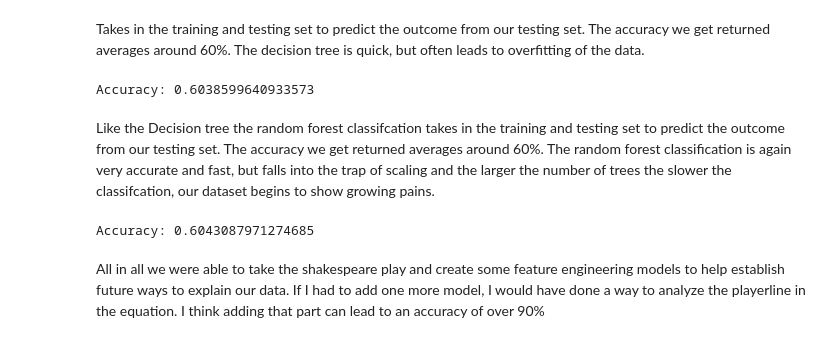
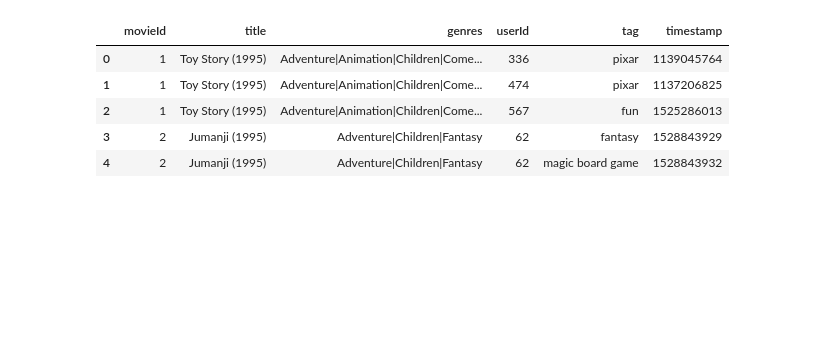
Before and after one commit to harryl6798/MovieClustering, a Jupyter notebook: Movie_Cluster.ipynb, the cells around one changed output. Drawn from its saved outputs; the diff is of its cells as text; code cells hidden in the pictures; blank space fills up the shorter version.

```diff
--- a/Movie_Cluster.ipynb
+++ b/Movie_Cluster.ipynb
@@ -137,20 +84,11 @@ X_train, X_test, y_train, y_test = train_test_split(X, y, test_size=0.2, random_
-# %% [markdown]
-Takes in the training and testing set to predict the outcome from our testing set. The accuracy we get returned averages around 60%. The decision tree is quick, but often leads to overfitting of the data.
-# %%
-decision_tree = DecisionTreeClassifier()
-clf = decision_tree.fit(X_train, y_train)
-y_pred = clf.predict(X_test)
-print("Accuracy:",metrics.accuracy_score(y_test, y_pred))
-# %% [output]
-Accuracy: 0.6038599640933573
-# %% [markdown]
-Like the Decision tree the random forest classifcation takes in the training and testing set to predict the outcome from our testing set. The accuracy we get returned averages around 60%. The random forest classification is again very accurate and fast, but falls into the trap of scaling and the larger the number of trees the slower the classifcation, our dataset begins to show growing pains.
-# %%
-my_model = RandomForestClassifier()
-my_model.fit(X_train, y_train)
-y_pred = my_model.predict(X_test)
-print("Accuracy:",metrics.accuracy_score(y_test, y_pred))
-# %% [output]
-Accuracy: 0.6043087971274685
-# %% [markdown]
-All in all we were able to take the shakespeare play and create some feature engineering models to help establish future ways to explain our data. If I had to add one more model, I would have done a way to analyze the playerline in the equation. I think adding that part can lead to an accuracy of over 90%
+# %%
+merge_df = pd.merge(movies, tags, on = 'movieId')
+merge_df.to_csv("df3.csv", index_label=False)
+merge_df.head()
+# %% [output]
+|  | movieId | title | genres | userId | tag | timestamp |
+| 0 | 1 | Toy Story (1995) | Adventure|Animation|Children|Come... | 336 | pixar | 1139045764 |
+| 1 | 1 | Toy Story (1995) | Adventure|Animation|Children|Come... | 474 | pixar | 1137206825 |
+| 2 | 1 | Toy Story (1995) | Adventure|Animation|Children|Come... | 567 | fun | 1525286013 |
+| 3 | 2 | Jumanji (1995) | Adventure|Children|Fantasy | 62 | fantasy | 1528843929 |
+| 4 | 2 | Jumanji (1995) | Adventure|Children|Fantasy | 62 | magic board game | 1528843932 |
```
Also changed, not shown: parts of 37 cells of this notebook.
